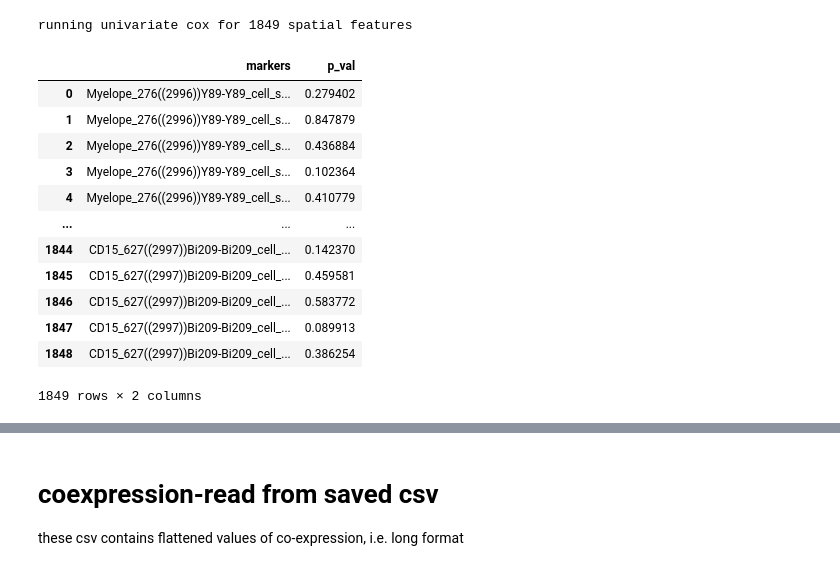
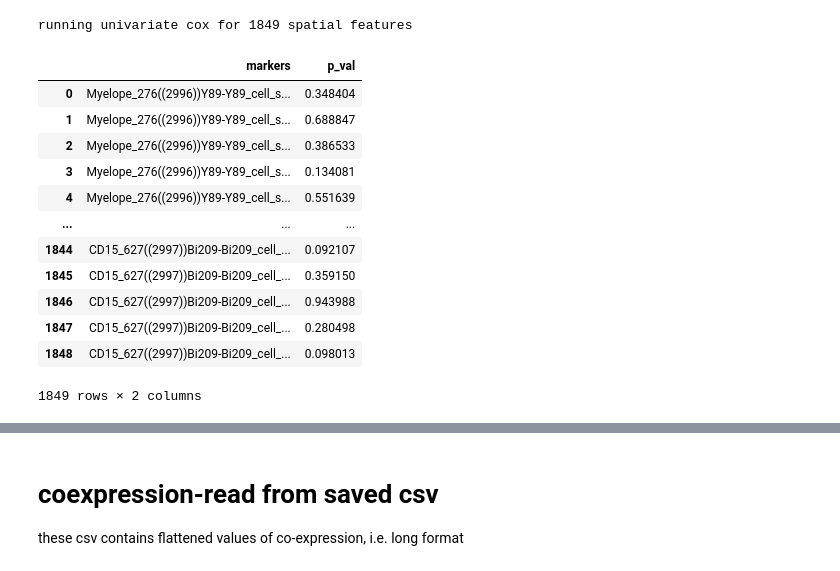
Before and after one commit to QBRC/multiTAP, a Jupyter notebook: notebooks/survival-analysis.ipynb, the cells around one changed output, grey strips where cells are left out. Saved outputs shown, nothing was run; the diff lists cells and outputs as text; code cells hidden in the pictures.

```diff
--- a/notebooks/survival-analysis.ipynb
+++ b/notebooks/survival-analysis.ipynb
@@ -81,15 +81,21 @@ def extract_roi_id(roi_id):
 # spatial-read from saved csv
 # %%
 # concatenate all files
-# SAVED_GROUPS = [86, 87, 88, 175, 176, 178]
-SAVED_GROUPS = [86, 87, 88, 175]
+SAVED_GROUPS = [86, 87, 88, 175, 176, 178]
+# SAVED_GROUPS = [86, 87, 88, 175]
 
 BASE_CSV_DIR = "/project/Xie_Lab/zgu/xiao_multiplex/nsclc_multiTAP_work"
+THRESHOLD = 50 # [50, 100, None]
+METHOD = 'k-neighbor' # ["distance", "k-neighbor", None]
 
 # combine individual save groups as one
 df_list = []
 for prefix in SAVED_GROUPS:
-    csv_path = os.path.join(BASE_CSV_DIR, f"nsclc_save_group{prefix}", f"nsclc_save_group{prefix}_flattened_spatial.csv")
+    if THRESHOLD and METHOD:
+        csv_path = os.path.join(BASE_CSV_DIR, f"nsclc_save_group{prefix}", f"nsclc_save_group{prefix}_flattened_spatial_thresh{THRESHOLD}_method_{METHOD}.csv")
+
+    else:
+        csv_path = os.path.join(BASE_CSV_DIR, f"nsclc_save_group{prefix}", f"nsclc_save_group{prefix}_flattened_spatial.csv")
     df = pd.read_csv(csv_path)
 
     df_list.append(df)
@@ -247,21 +243,27 @@ running univariate cox for 1849 spatial features
 # %%
 # Make sure pvalues is a flat array/list
 pvalues = np.array(p_val_list).flatten()
 pval_df = pd.DataFrame({'markers':spatial_cols, 'p_val':pvalues})
 
-# pval_df.to_csv('/project/Xie_Lab/zgu/xiao_multiplex/nsclc_multiTAP_work/nsclc_spatial_pvals.csv', index=False)
+if THRESHOLD and METHOD:
+    save_path = f"/project/Xie_Lab/zgu/xiao_multiplex/nsclc_multiTAP_work/nsclc_spatial_pvals_thresh_{THRESHOLD}_method_{METHOD}.csv"
+else:
+    save_path = '/project/Xie_Lab/zgu/xiao_multiplex/nsclc_multiTAP_work/nsclc_spatial_pvals.csv'
+
+# pval_df.to_csv(save_path, index=False)
+
 pval_df
 # %% [output]
 |  | markers | p_val |
-| 0 | Myelope_276((2996))Y89-Y89_cell_s... | 0.279402 |
-| 1 | Myelope_276((2996))Y89-Y89_cell_s... | 0.847879 |
-| 2 | Myelope_276((2996))Y89-Y89_cell_s... | 0.436884 |
-| 3 | Myelope_276((2996))Y89-Y89_cell_s... | 0.102364 |
-| 4 | Myelope_276((2996))Y89-Y89_cell_s... | 0.410779 |
+| 0 | Myelope_276((2996))Y89-Y89_cell_s... | 0.348404 |
+| 1 | Myelope_276((2996))Y89-Y89_cell_s... | 0.688847 |
+| 2 | Myelope_276((2996))Y89-Y89_cell_s... | 0.386533 |
+| 3 | Myelope_276((2996))Y89-Y89_cell_s... | 0.134081 |
+| 4 | Myelope_276((2996))Y89-Y89_cell_s... | 0.551639 |
 | ... | ... | ... |
-| 1844 | CD15_627((2997))Bi209-Bi209_cell_... | 0.142370 |
-| 1845 | CD15_627((2997))Bi209-Bi209_cell_... | 0.459581 |
-| 1846 | CD15_627((2997))Bi209-Bi209_cell_... | 0.583772 |
-| 1847 | CD15_627((2997))Bi209-Bi209_cell_... | 0.089913 |
-| 1848 | CD15_627((2997))Bi209-Bi209_cell_... | 0.386254 |
+| 1844 | CD15_627((2997))Bi209-Bi209_cell_... | 0.092107 |
+| 1845 | CD15_627((2997))Bi209-Bi209_cell_... | 0.359150 |
+| 1846 | CD15_627((2997))Bi209-Bi209_cell_... | 0.943988 |
+| 1847 | CD15_627((2997))Bi209-Bi209_cell_... | 0.280498 |
+| 1848 | CD15_627((2997))Bi209-Bi209_cell_... | 0.098013 |
 1849 rows × 2 columns
```
Also changed, not shown: parts of 14 cells of this notebook.
